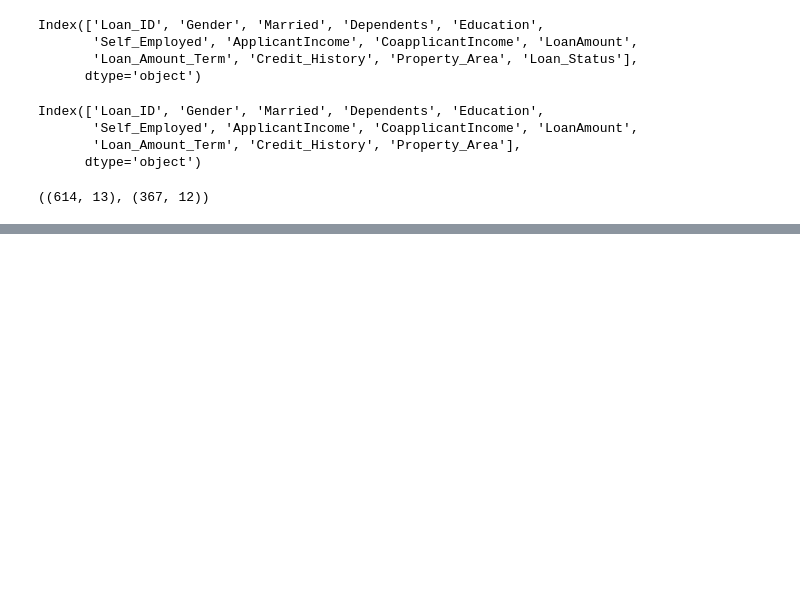
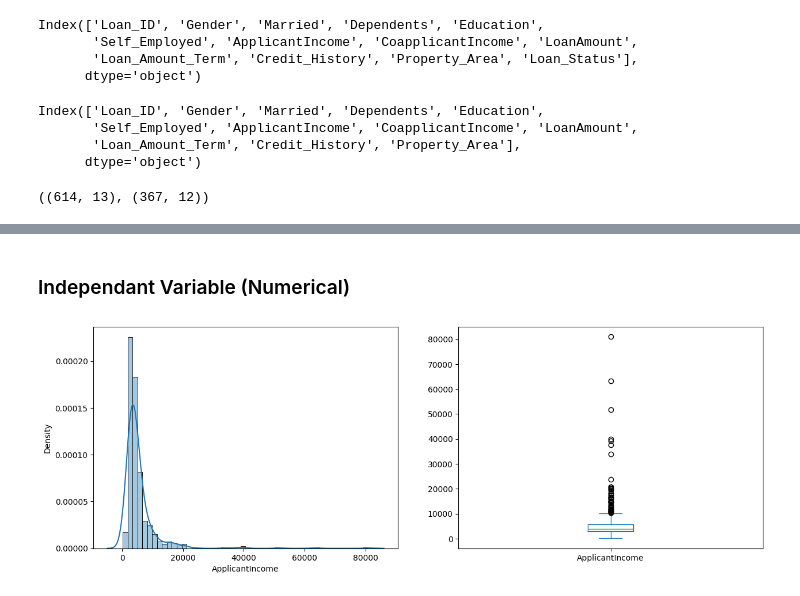
Before and after one commit to statbuster/loan-prediction, a Jupyter notebook: main.ipynb, the cells around one changed output, grey strips where cells are left out. Cells and saved outputs as stored; diff of their text form; code cells hidden in the pictures; blank space fills up the shorter version.

```diff
--- a/main.ipynb
+++ b/main.ipynb
@@ -32,0 +101,16 @@ train.shape, test.shape
+# %% [markdown]
+### Independant Variable (Numerical)
+# %%
+plt.figure(figsize=(15,5))
+
+plt.subplot(1,2,1)
+_, FD_bins = np.histogram(train['ApplicantIncome'], bins="fd")
+bin_nr = min(len(FD_bins)-1, 50)
+sns.histplot(data=train['ApplicantIncome'],  bins=bin_nr, stat="density", alpha=0.4, kde=True, kde_kws={"cut": 3})
+
+plt.subplot(1,2,2)
+train['ApplicantIncome'].plot.box()
+
+plt.show()
+# %% [output]
+[figure, added]
```
Also changed, not shown: parts of 53 cells of this notebook, 1 other file.
